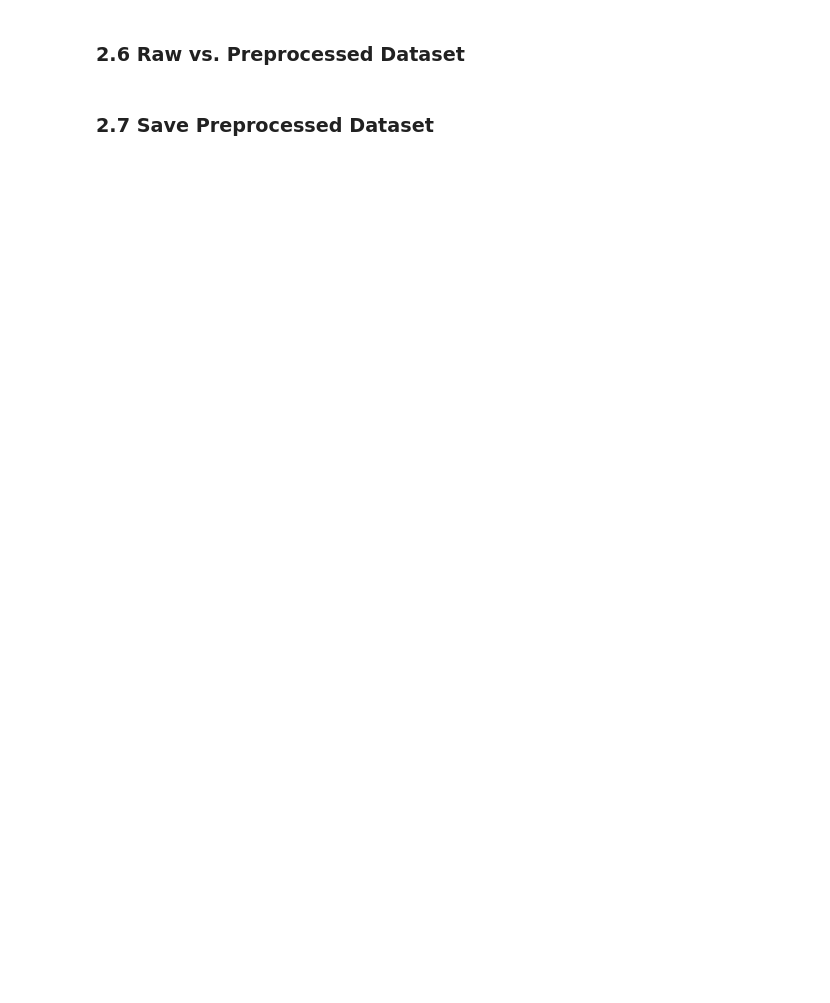
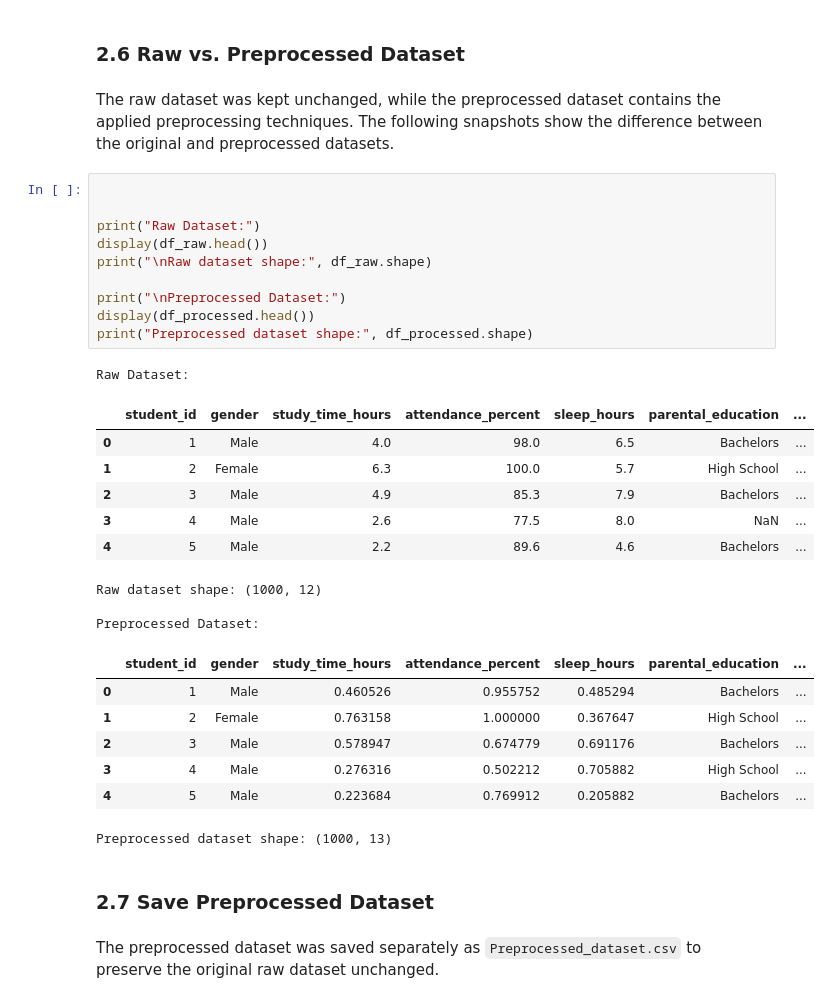
Before and after one commit to Ghhaidaa/Data-Mining-Project-, a Jupyter notebook: Reports/Phase2.ipynb, the cells around one changed output. Saved outputs shown, nothing was run; the diff lists cells and outputs as text; blank space fills up the shorter version.

```diff
--- a/Reports/Phase2.ipynb
+++ b/Reports/Phase2.ipynb
@@ -387,4 +425,38 @@ The Medium category contains the largest number of students, indicating that mos
 # %% [markdown]
 ### 2.6 Raw vs. Preprocessed Dataset
+# %% [markdown]
+
+The raw dataset was kept unchanged, while the preprocessed dataset contains the applied preprocessing techniques. The following snapshots show the difference between the original and preprocessed datasets.
+# %%
+
+
+print("Raw Dataset:")
+display(df_raw.head())
+print("\nRaw dataset shape:", df_raw.shape)
+
+print("\nPreprocessed Dataset:")
+display(df_processed.head())
+print("Preprocessed dataset shape:", df_processed.shape)
+# %% [output]
+Raw Dataset:
+|  | student_id | gender | study_time_hours | attendance_percent | sleep_hours | parental_education | ... |
+| 0 | 1 | Male | 4.0 | 98.0 | 6.5 | Bachelors | ... |
+| 1 | 2 | Female | 6.3 | 100.0 | 5.7 | High School | ... |
+| 2 | 3 | Male | 4.9 | 85.3 | 7.9 | Bachelors | ... |
+| 3 | 4 | Male | 2.6 | 77.5 | 8.0 | NaN | ... |
+| 4 | 5 | Male | 2.2 | 89.6 | 4.6 | Bachelors | ... |
+Raw dataset shape: (1000, 12)
+
+Preprocessed Dataset:
+|  | student_id | gender | study_time_hours | attendance_percent | sleep_hours | parental_education | ... |
+| 0 | 1 | Male | 0.460526 | 0.955752 | 0.485294 | Bachelors | ... |
+| 1 | 2 | Female | 0.763158 | 1.000000 | 0.367647 | High School | ... |
+| 2 | 3 | Male | 0.578947 | 0.674779 | 0.691176 | Bachelors | ... |
+| 3 | 4 | Male | 0.276316 | 0.502212 | 0.705882 | High School | ... |
+| 4 | 5 | Male | 0.223684 | 0.769912 | 0.205882 | Bachelors | ... |
+Preprocessed dataset shape: (1000, 13)
 # %% [markdown]
 ### 2.7 Save Preprocessed Dataset
+# %% [markdown]
+
+The preprocessed dataset was saved separately as `Preprocessed_dataset.csv` to preserve the original raw dataset unchanged.
```
Also changed, not shown: parts of 3 cells of this notebook.
